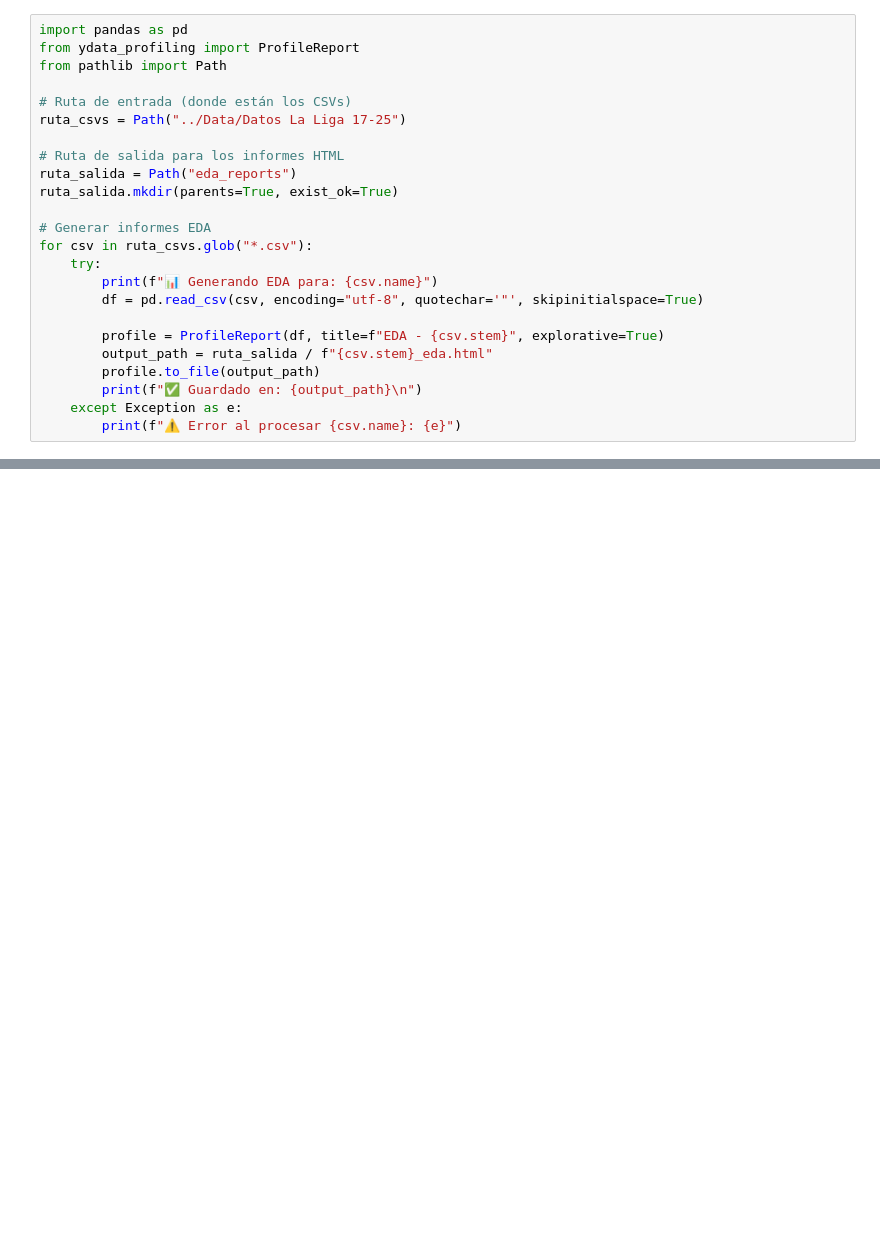
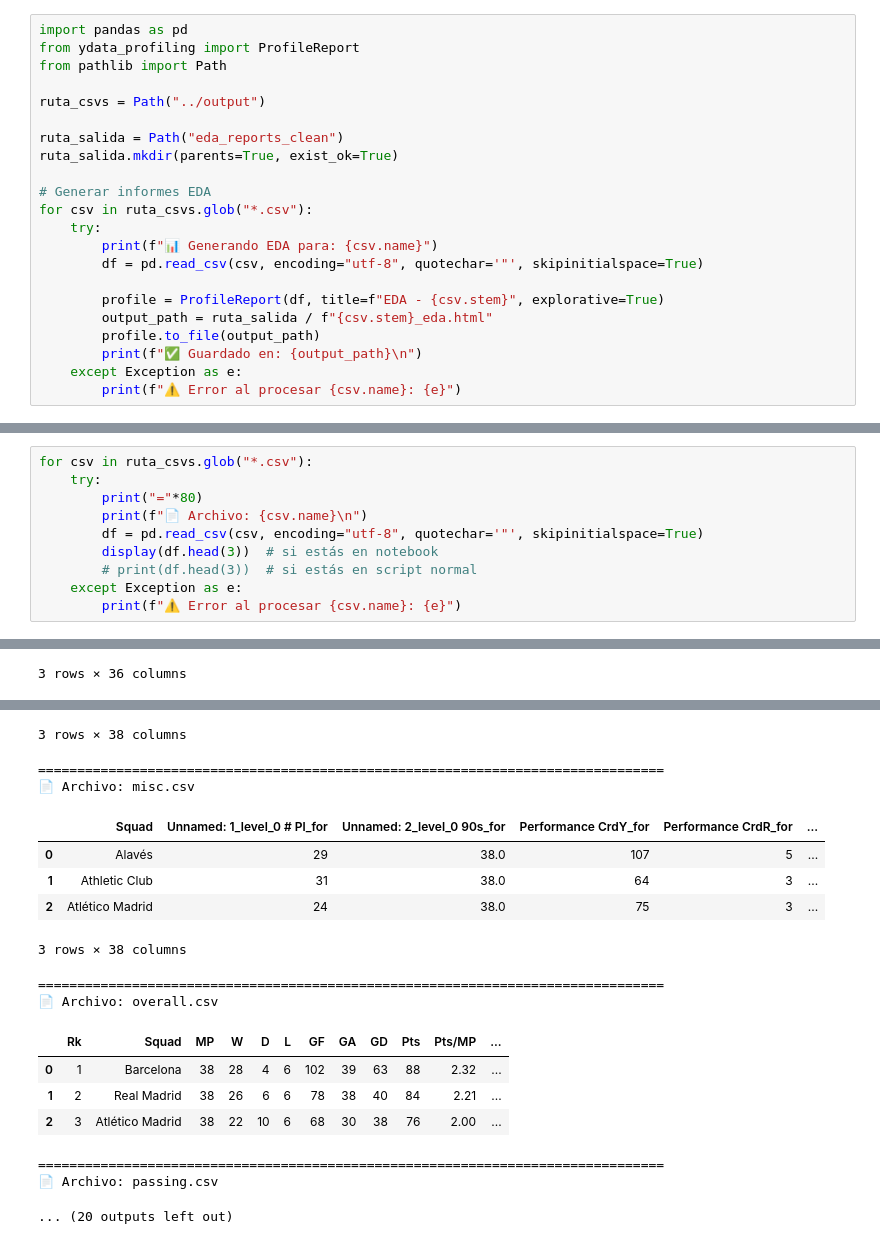
Before and after one commit to Adrianfyn/TFE, a Jupyter notebook: notebooks/eda.ipynb, the cells around one changed output, grey strips where cells are left out. Cells and saved outputs as stored; diff of their text form; blank space fills up the shorter version.

Commit message:
Limpieza de datos

```diff
--- a/notebooks/eda.ipynb
+++ b/notebooks/eda.ipynb
@@ -3,11 +3,9 @@ import pandas as pd
 from ydata_profiling import ProfileReport
 from pathlib import Path
 
-# Ruta de entrada (donde están los CSVs)
-ruta_csvs = Path("../Data/Datos La Liga 17-25")
+ruta_csvs = Path("../output")
 
-# Ruta de salida para los informes HTML
-ruta_salida = Path("eda_reports")
+ruta_salida = Path("eda_reports_clean")
 ruta_salida.mkdir(parents=True, exist_ok=True)
 
 # Generar informes EDA
@@ -53,0 +40,11 @@ for csv in ruta_csvs.glob("*.csv"):
+# %%
+for csv in ruta_csvs.glob("*.csv"):
+    try:
+        print("="*80)
+        print(f"📄 Archivo: {csv.name}\n")
+        df = pd.read_csv(csv, encoding="utf-8", quotechar='"', skipinitialspace=True)
+        display(df.head(3))  # si estás en notebook
+        # print(df.head(3))  # si estás en script normal
+    except Exception as e:
+        print(f"⚠️ Error al procesar {csv.name}: {e}")
+# %% [output]
@@ -53,0 +57 @@ for csv in ruta_csvs.glob("*.csv"):
+3 rows × 36 columns
@@ -53,0 +64,17 @@ for csv in ruta_csvs.glob("*.csv"):
+3 rows × 38 columns
+================================================================================
+📄 Archivo: misc.csv
+|  | Squad | Unnamed: 1_level_0 # Pl_for | Unnamed: 2_level_0 90s_for | Performance CrdY_for | Performance CrdR_for | ... |
+| 0 | Alavés | 29 | 38.0 | 107 | 5 | ... |
+| 1 | Athletic Club | 31 | 38.0 | 64 | 3 | ... |
+| 2 | Atlético Madrid | 24 | 38.0 | 75 | 3 | ... |
+3 rows × 38 columns
+================================================================================
+📄 Archivo: overall.csv
+|  | Rk | Squad | MP | W | D | L | GF | GA | GD | Pts | Pts/MP | ... |
+| 0 | 1 | Barcelona | 38 | 28 | 4 | 6 | 102 | 39 | 63 | 88 | 2.32 | ... |
+| 1 | 2 | Real Madrid | 38 | 26 | 6 | 6 | 78 | 38 | 40 | 84 | 2.21 | ... |
+| 2 | 3 | Atlético Madrid | 38 | 22 | 10 | 6 | 68 | 30 | 38 | 76 | 2.00 | ... |
+================================================================================
+📄 Archivo: passing.csv
+... (20 outputs left out)
```
Also changed, not shown: parts of 2 cells of this notebook, 8 other files.
